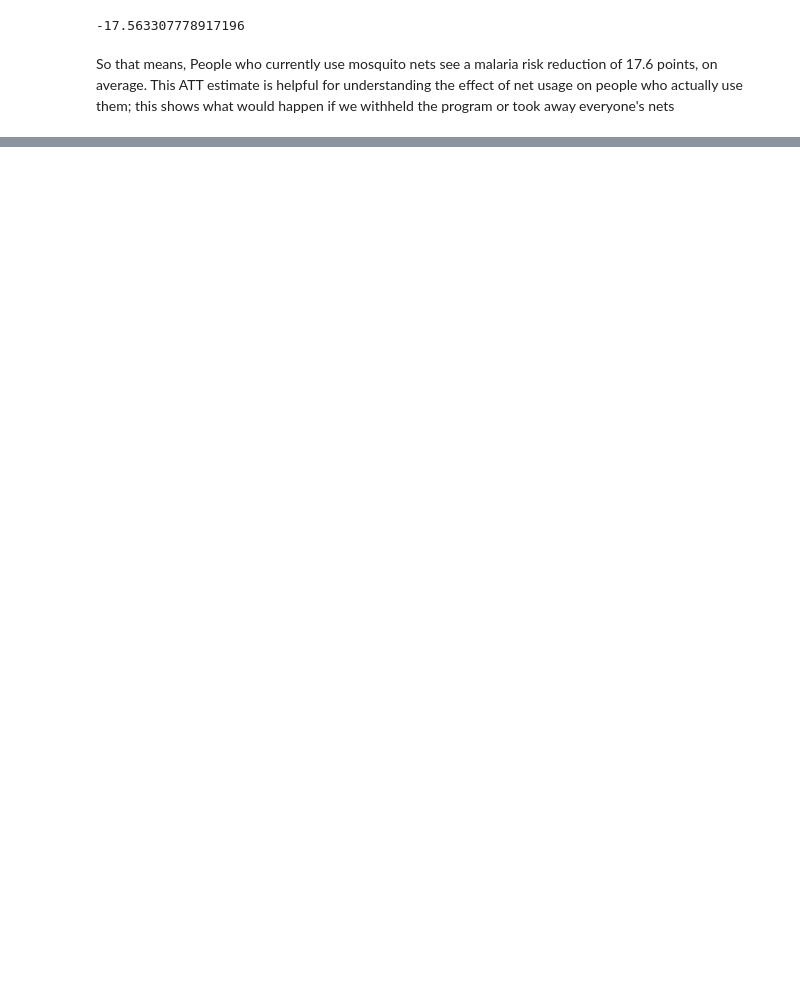
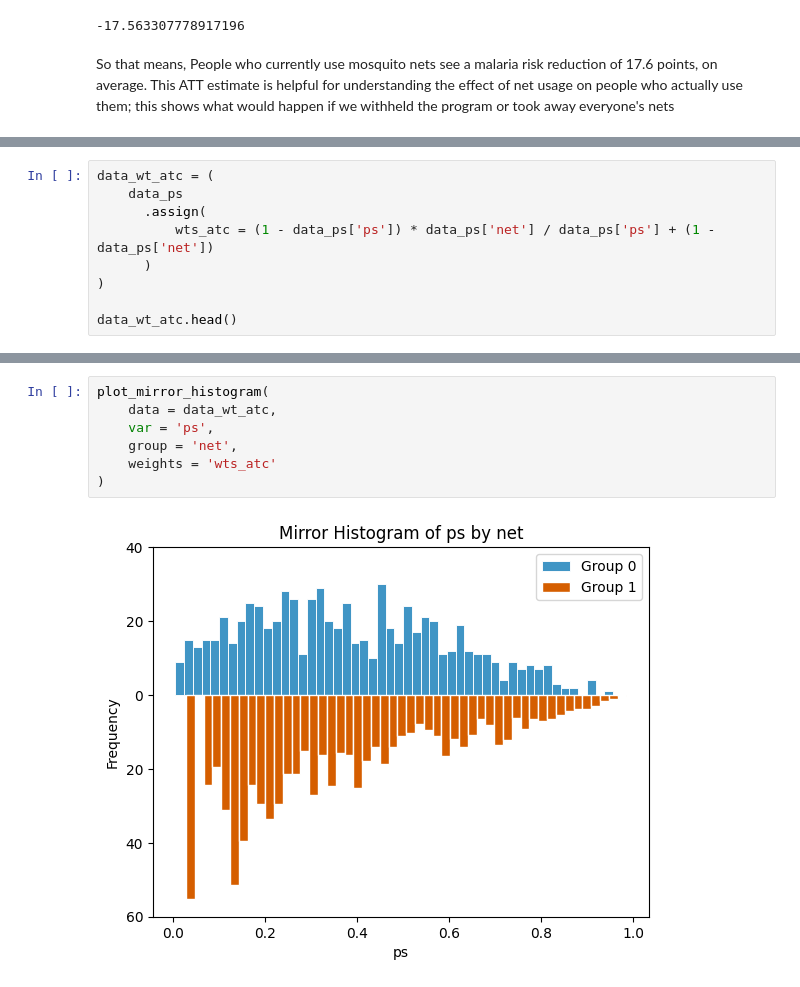
Before and after one commit to shafayetShafee/skmiscpy, a Jupyter notebook: docs/example.ipynb, the cells around one changed output, grey strips where cells are left out. Saved outputs shown, nothing was run; the diff lists cells and outputs as text; blank space fills up the shorter version.

```diff
--- a/docs/example.ipynb
+++ b/docs/example.ipynb
@@ -259,0 +268,9 @@ So that means, People who currently use mosquito nets see a malaria risk reducti
+# %%
+data_wt_atc = (
+    data_ps
+      .assign(
+          wts_atc = (1 - data_ps['ps']) * data_ps['net'] / data_ps['ps'] + (1 - data_ps['net'])
+      )
+)
+
+data_wt_atc.head()
@@ -259,0 +284,9 @@ So that means, People who currently use mosquito nets see a malaria risk reducti
+# %%
+plot_mirror_histogram(
+    data = data_wt_atc,
+    var = 'ps',
+    group = 'net',
+    weights = 'wts_atc'
+)
+# %% [output]
+[figure, added]
```
Also changed, not shown: parts of 14 cells of this notebook.
